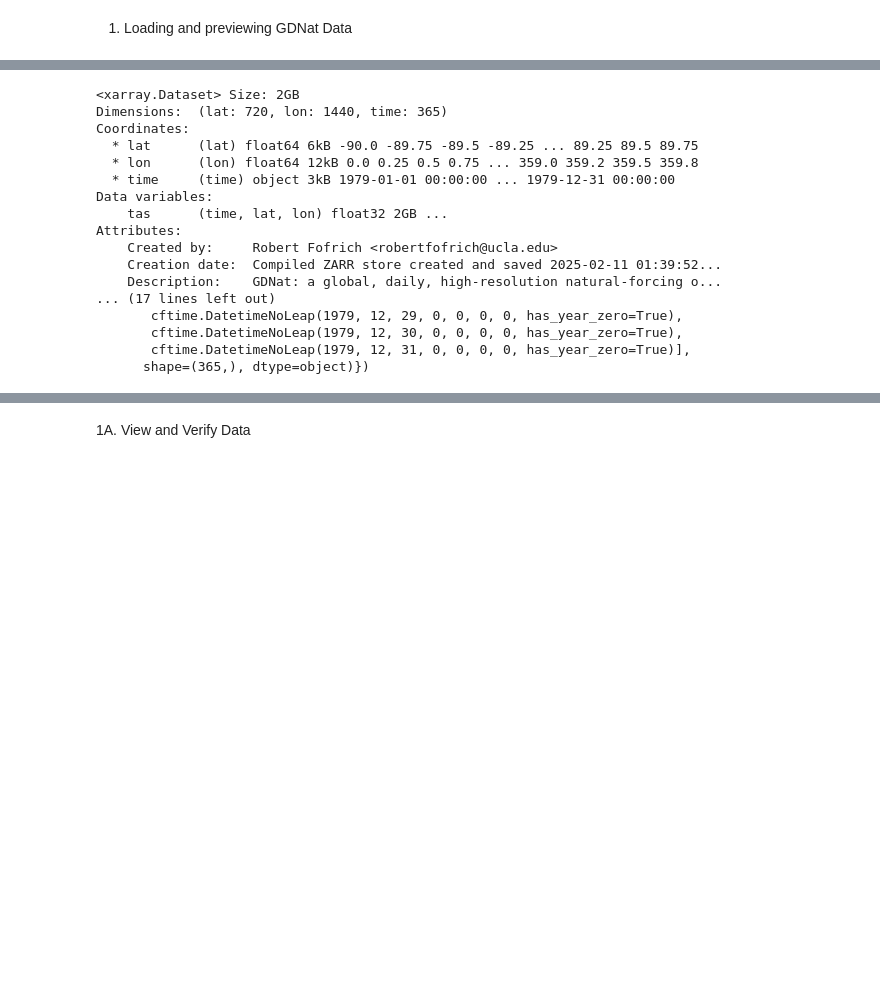
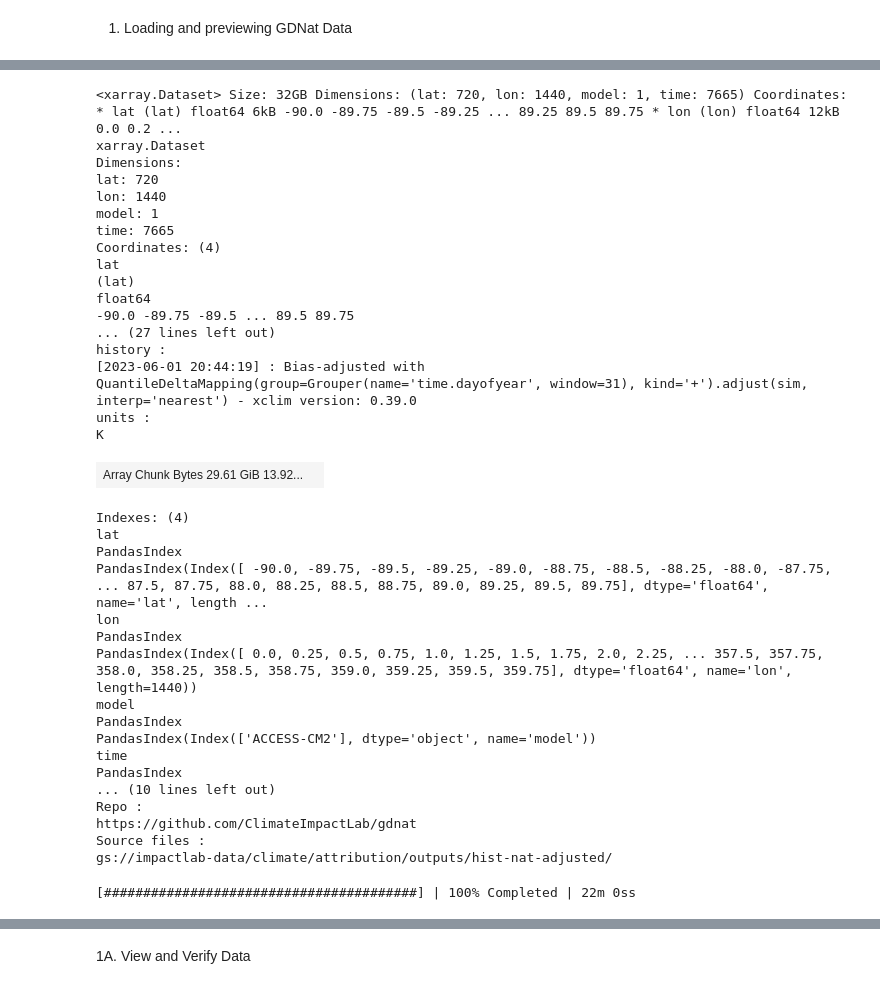
Before and after one commit to yougsanghvi/global_suicide_dummy, a Jupyter notebook: code/gdnat_manipulation/a_exploration.ipynb, the cells around one changed output, grey strips where cells are left out. Saved outputs shown, nothing was run; the diff lists cells and outputs as text; code cells hidden in the pictures; blank space fills up the shorter version.

```diff
--- a/code/gdnat_data_exploration.ipynb
+++ b/code/gdnat_manipulation/a_exploration.ipynb
@@ -128,26 +54,53 @@ Saved: /global/scratch/users/yougsanghvi/gdnat_stagg_1979.nc
-# %%
-gdnat_path = os.path.join(data_dir_gdnat, "gdnat_stagg_1979.nc")
-ds = xr.open_dataset(gdnat_path)
-
-print(ds)       # Gives summary of variables, dimensions, coords
-print(ds.variables)  # Lists variables
-ds.close()  # Ensure xarray's file handle closes
-# %% [output]
-<xarray.Dataset> Size: 2GB
-Dimensions:  (lat: 720, lon: 1440, time: 365)
-Coordinates:
-  * lat      (lat) float64 6kB -90.0 -89.75 -89.5 -89.25 ... 89.25 89.5 89.75
-  * lon      (lon) float64 12kB 0.0 0.25 0.5 0.75 ... 359.0 359.2 359.5 359.8
-  * time     (time) object 3kB 1979-01-01 00:00:00 ... 1979-12-31 00:00:00
-Data variables:
-    tas      (time, lat, lon) float32 2GB ...
-Attributes:
-    Created by:     Robert Fofrich <robertfofrich@ucla.edu>
-    Creation date:  Compiled ZARR store created and saved 2025-02-11 01:39:52...
-    Description:    GDNat: a global, daily, high-resolution natural-forcing o...
-... (17 lines left out)
-       cftime.DatetimeNoLeap(1979, 12, 29, 0, 0, 0, 0, has_year_zero=True),
-       cftime.DatetimeNoLeap(1979, 12, 30, 0, 0, 0, 0, has_year_zero=True),
-       cftime.DatetimeNoLeap(1979, 12, 31, 0, 0, 0, 0, has_year_zero=True)],
-      shape=(365,), dtype=object)})
+# %%
+gdnat_data_1
+# %% [output]
+<xarray.Dataset> Size: 32GB Dimensions: (lat: 720, lon: 1440, model: 1, time: 7665) Coordinates: * lat (lat) float64 6kB -90.0 -89.75 -89.5 -89.25 ... 89.25 89.5 89.75 * lon (lon) float64 12kB 0.0 0.2 ...
+xarray.Dataset
+Dimensions:
+lat: 720
+lon: 1440
+model: 1
+time: 7665
+Coordinates: (4)
+lat
+(lat)
+float64
+-90.0 -89.75 -89.5 ... 89.5 89.75
+... (27 lines left out)
+history :
+[2023-06-01 20:44:19] : Bias-adjusted with QuantileDeltaMapping(group=Grouper(name='time.dayofyear', window=31), kind='+').adjust(sim, interp='nearest') - xclim version: 0.39.0
+units :
+K
+| Array Chunk Bytes 29.61 GiB 13.92... |  |
+Indexes: (4)
+lat
+PandasIndex
+PandasIndex(Index([ -90.0, -89.75, -89.5, -89.25, -89.0, -88.75, -88.5, -88.25, -88.0, -87.75, ... 87.5, 87.75, 88.0, 88.25, 88.5, 88.75, 89.0, 89.25, 89.5, 89.75], dtype='float64', name='lat', length ...
+lon
+PandasIndex
+PandasIndex(Index([ 0.0, 0.25, 0.5, 0.75, 1.0, 1.25, 1.5, 1.75, 2.0, 2.25, ... 357.5, 357.75, 358.0, 358.25, 358.5, 358.75, 359.0, 359.25, 359.5, 359.75], dtype='float64', name='lon', length=1440))
+model
+PandasIndex
+PandasIndex(Index(['ACCESS-CM2'], dtype='object', name='model'))
+time
+PandasIndex
+... (10 lines left out)
+Repo :
+https://github.com/ClimateImpactLab/gdnat
+Source files :
+gs://impactlab-data/climate/attribution/outputs/hist-nat-adjusted/
+# %%
+# Concatenate datasets
+gdnat_all_gridded = xr.concat([gdnat_data_1, gdnat_data_2], dim='time')
+
+# Optional: clear compressor encodings (won't matter much for NetCDF)
+for var in gdnat_all_gridded.data_vars:
+    if 'compressor' in gdnat_all_gridded[var].encoding:
+        del gdnat_all_gridded[var].encoding['compressor']
+
+# Save to NetCDF with a progress bar using dask compute
+with ProgressBar():
+    gdnat_all_gridded.to_netcdf(combined_gdnat_file_path, mode='w')
+# %% [output]
+[########################################] | 100% Completed | 22m 0ss
 # %%
```
Also changed, not shown: parts of 11 cells of this notebook, 20 other files.
